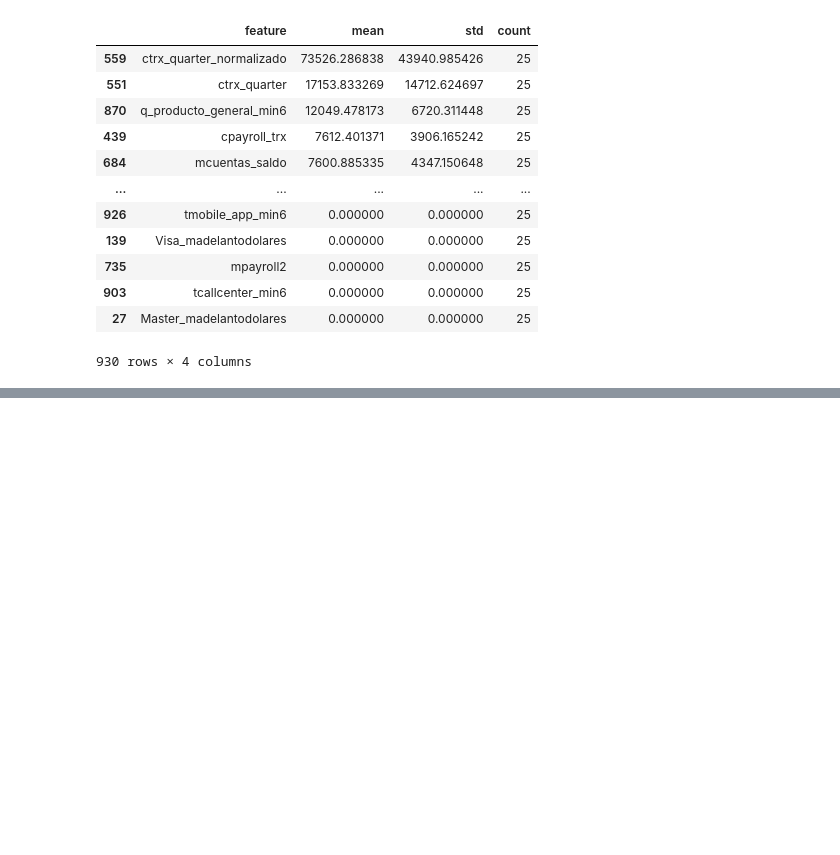
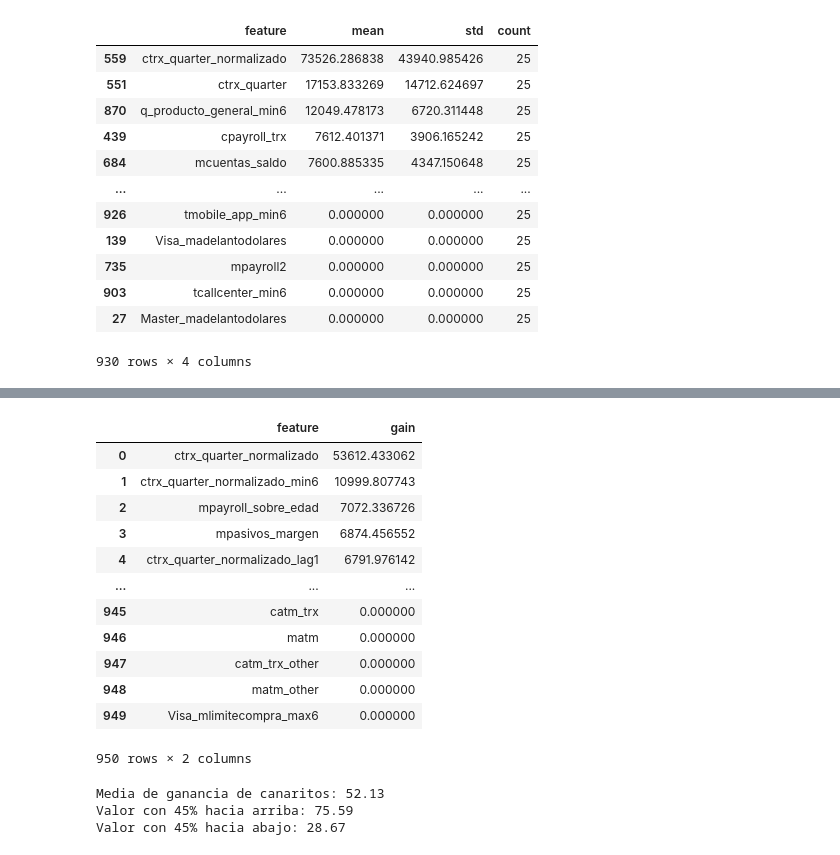
Before and after one commit to jrk-data/dmeyf-project, a Jupyter notebook: notebooks/feature_importances.ipynb, the cells around one changed output, grey strips where cells are left out. Drawn from its saved outputs; the diff is of its cells as text; code cells hidden in the pictures; blank space fills up the shorter version.

```diff
--- a/notebooks/feature_importances.ipynb
+++ b/notebooks/feature_importances.ipynb
@@ -240,0 +267,31 @@ df_resumen
+# %%
+df
+# %% [output]
+|  | feature | gain |
+| 0 | ctrx_quarter_normalizado | 53612.433062 |
+| 1 | ctrx_quarter_normalizado_min6 | 10999.807743 |
+| 2 | mpayroll_sobre_edad | 7072.336726 |
+| 3 | mpasivos_margen | 6874.456552 |
+| 4 | ctrx_quarter_normalizado_lag1 | 6791.976142 |
+| ... | ... | ... |
+| 945 | catm_trx | 0.000000 |
+| 946 | matm | 0.000000 |
+| 947 | catm_trx_other | 0.000000 |
+| 948 | matm_other | 0.000000 |
+| 949 | Visa_mlimitecompra_max6 | 0.000000 |
+950 rows × 2 columns
+# %%
+# Calcular la media de ganancia de canaritos
+media_ganancia = df_canaritos['gain'].mean()
+
+# Calcular el desvío del 45% hacia arriba y hacia abajo
+desvio_45_arriba = media_ganancia * 1.45
+desvio_45_abajo = media_ganancia * 0.55
+
+print(f"Media de ganancia de canaritos: {media_ganancia:.2f}")
+print(f"Valor con 45% hacia arriba: {desvio_45_arriba:.2f}")
+print(f"Valor con 45% hacia abajo: {desvio_45_abajo:.2f}")
+# %% [output]
+Media de ganancia de canaritos: 52.13
+Valor con 45% hacia arriba: 75.59
+Valor con 45% hacia abajo: 28.67
```
Also changed, not shown: parts of 2 cells of this notebook, 4 other files.
